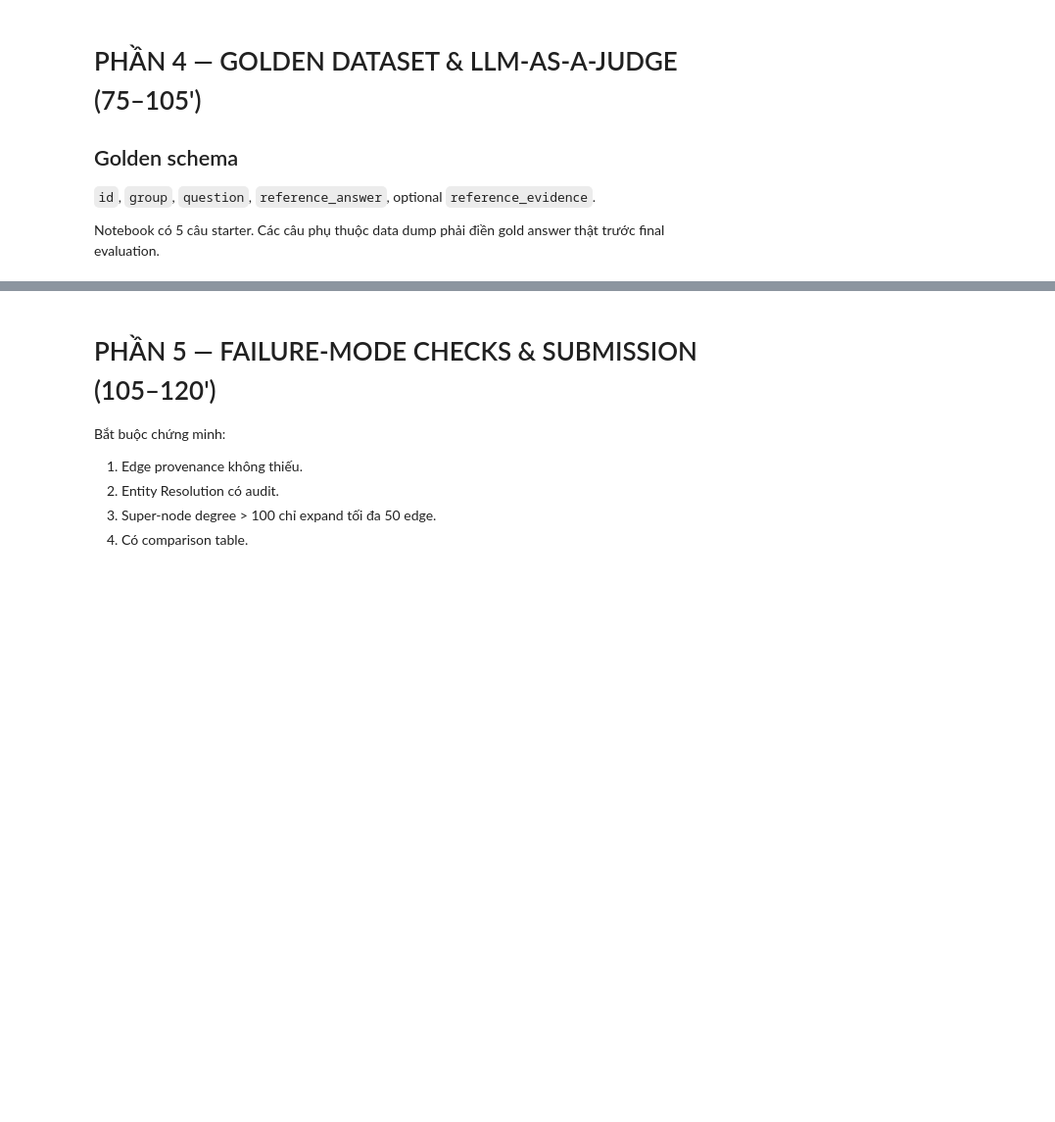
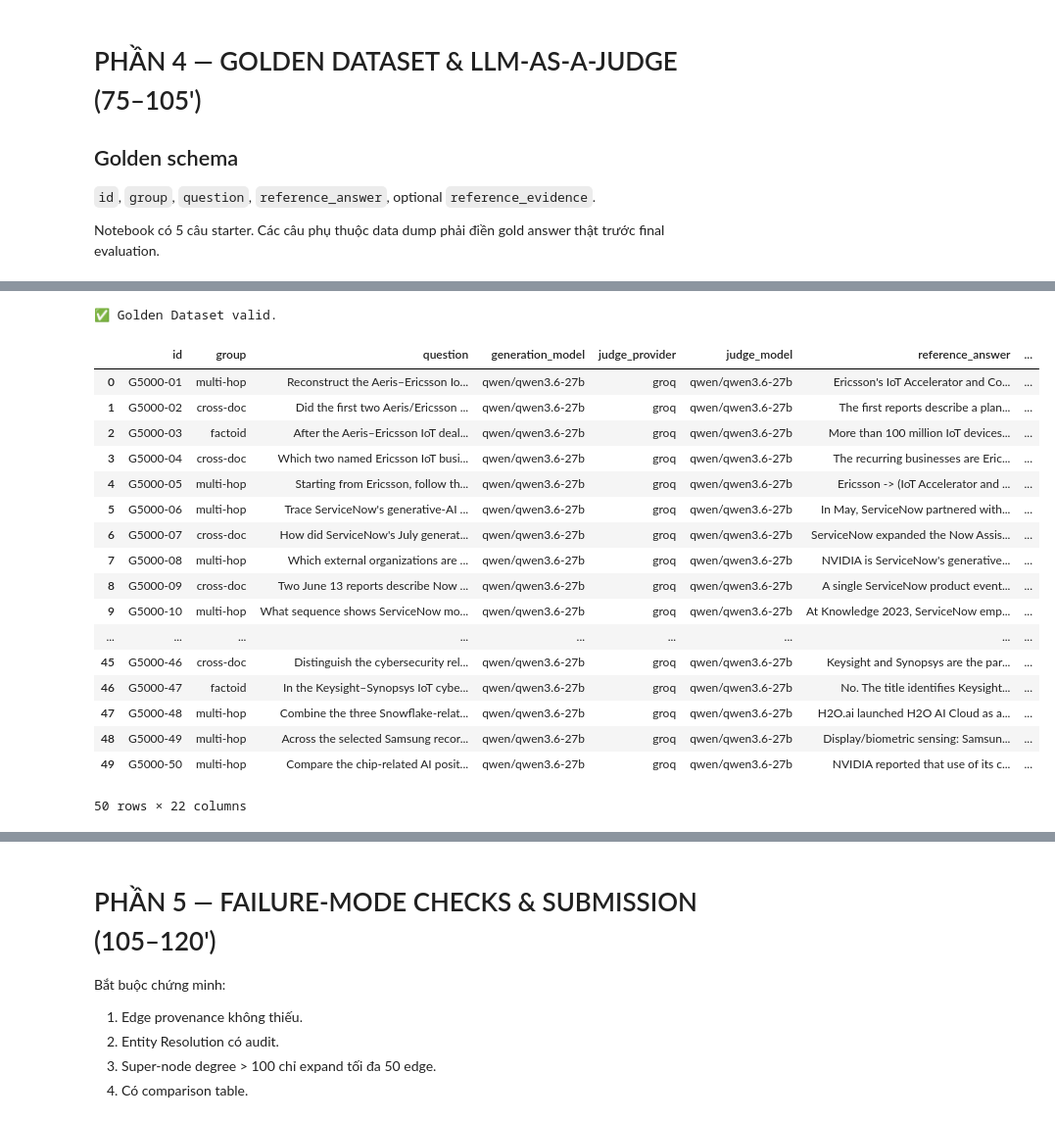
Before and after one commit to TruowNguyen/DAY19-2A202601974-NguyenVanTruong, a Jupyter notebook: Day19_GraphRAG_vs_FlatRAG_Production_Lab_Guide.ipynb, the cells around one changed output, grey strips where cells are left out. Shown at 98% size. Drawn from its saved outputs; the diff is of its cells as text; code cells hidden in the pictures; blank space fills up the shorter version.

```diff
--- a/Day19_GraphRAG_vs_FlatRAG_Production_Lab_Guide.ipynb
+++ b/Day19_GraphRAG_vs_FlatRAG_Production_Lab_Guide.ipynb
@@ -557,7 +616,7 @@ INPUT:
 """.strip()
 
     obj, usage = groq_json(COREF_SYSTEM, prompt)
-    by_id = {x.get("chunk_id"): x for x in obj.get("items", [])}
+    by_id = {x.get("chunk_id"): x for x in dict_items(obj.get("items", []))}
 
     rows = []
     for r in batch_df.itertuples(index=False):
@@ -584,9 +643,15 @@ def run_coref(chunks_subset, batch_size=5):
         out.append(df)
     return pd.concat(out, ignore_index=True)
 
-# extraction_source = chunks_df.head(EXTRACTION_MAX_CHUNKS).copy()
-# coref_df = run_coref(extraction_source)
-# extraction_source = extraction_source.merge(coref_df, on="chunk_id", how="left")
+extraction_source = chunks_df.head(EXTRACTION_MAX_CHUNKS).copy()
+COREF_CACHE = OUTPUT_DIR / "coref_resolved.csv"
+if COREF_CACHE.exists():
+    coref_df = pd.read_csv(COREF_CACHE)
+    coref_df["unresolved_mentions"] = coref_df["unresolved_mentions"].fillna("")
+else:
+    coref_df = run_coref(extraction_source)
+    coref_df.to_csv(COREF_CACHE, index=False)
+extraction_source = extraction_source.merge(coref_df, on="chunk_id", how="left")
 # %% [markdown]
 # PHẦN 2 — TRIPLE EXTRACTION & NEO4J BULK INSERT (15–45')
 
@@ -1015,13 +1158,16 @@ Return {{"seeds":[{{"name":"...","type":"Company|Person|Technology|null"}}]}}
     return [
         {"name":norm_space(x.get("name")),
          "type":x.get("type") if x.get("type") in ALLOWED_NODE_TYPES else None}
-        for x in obj.get("seeds", [])
+        for x in dict_items(obj.get("seeds", []))
         if norm_space(x.get("name"))
     ]
 
 def build_entity_matcher(nodes_df):
     global entity_match_vectors, entity_match_store
     entity_match_store = nodes_df.reset_index(drop=True).copy()
+    if entity_match_store.empty:
+        entity_match_vectors = None
+        return
     entity_match_vectors = get_embedder().encode(
         entity_match_store.name.tolist(),
         batch_size=128, show_progress_bar=False,
@@ -1064,7 +1210,7 @@ def match_seeds(query, fuzzy_threshold=0.66):
 
     return list({x["id"]: x for x in matched}.values())
 
-# build_entity_matcher(nodes_df)
+build_entity_matcher(nodes_df)
 # %%
 #@title 3.3 — Graph traversal + super-node mitigation
 SUPER_NODE_DEGREE = 100
@@ -1322,41 +1484,69 @@ Return:
 #@title 4.3 — Evaluation runner + checkpoint
 CHECKPOINT = OUTPUT_DIR / "graphrag_eval_checkpoint.csv"
 
 def run_evaluation(golden_df):
     rows = []
-    for q in tqdm(golden_df.itertuples(index=False), total=len(golden_df), desc="Evaluation"):
+    if CHECKPOINT.exists():
+        previous = pd.read_csv(CHECKPOINT)
+        if {"generation_model", "judge_provider", "judge_model"}.issubset(previous.columns):
+            previous = previous[(previous.generation_model == GROQ_MODEL) & (previous.judge_provider == JUDGE_PROVIDER) & (previous.judge_model == JUDGE_MODEL)]
+            rows = previous.to_dict("records")
+    done_ids = {str(row["id"]) for row in rows}
+    pending = golden_df[~golden_df.id.astype(str).isin(done_ids)]
+    for q in tqdm(pending.itertuples(index=False), total=len(pending), desc="Evaluation"):
         flat = answer_flat_rag(q.question)
         graph = answer_graph_rag(q.question)
 
-        jf = judge_answer(q.question, q.reference_answer, flat["answer"], flat["context"])
-        jg = judge_answer(q.question, q.reference_answer, graph["answer"], graph["context"])
+        judged = judge_pair(q.question, q.reference_answer, flat, graph)
+        jf, jg = judged["flat"], judged["graph"]
 
         rows.append({
             "id":q.id, "group":q.group, "question":q.question,
+            "generation_model":GROQ_MODEL, "judge_provider":JUDGE_PROVIDER, "judge_model":JUDGE_MODEL,
             "reference_answer":q.reference_answer,
             "flat_answer":flat["answer"], "graph_answer":graph["answer"],
             "flat_comprehensiveness":jf["comprehensiveness"],
             "graph_comprehensiveness":jg["comprehensiveness"],
             "flat_faithfulness":jf["faithfulness"],
             "graph_faithfulness":jg["faithfulness"],
             "flat_multi_hop_reasoning":jf["multi_hop_reasoning"],
             "graph_multi_hop_reasoning":jg["multi_hop_reasoning"],
             "flat_latency_s":flat["latency_s"],
             "graph_latency_s":graph["latency_s"],
             "flat_total_tokens":flat.get("total_tokens"),
             "graph_total_tokens":graph.get("total_tokens"),
             "flat_judge_rationale":jf["rationale"],
             "graph_judge_rationale":jg["rationale"],
             "graph_supernode_events":len(
                 graph["graph_debug"]["diagnostics"].get("supernode_events",[])
             )
         })
-        pd.DataFrame(rows).to_csv(CHECKPOINT, index=False)
-    return pd.DataFrame(rows)
+        pd.DataFrame(rows).drop_duplicates("id", keep="last").to_csv(CHECKPOINT, index=False)
+    return pd.DataFrame(rows).drop_duplicates("id", keep="last").reset_index(drop=True)
 
-# validate_golden(golden_df, require_answers=True)
-# eval_results_df = run_evaluation(golden_df)
-# display(eval_results_df)
+validate_golden(golden_df, require_answers=True)
+eval_results_df = run_evaluation(golden_df)
+display(eval_results_df)
+# %% [output]
+✅ Golden Dataset valid.
+|  | id | group | question | generation_model | judge_provider | judge_model | reference_answer | ... |
+| 0 | G5000-01 | multi-hop | Reconstruct the Aeris–Ericsson Io... | qwen/qwen3.6-27b | groq | qwen/qwen3.6-27b | Ericsson's IoT Accelerator and Co... | ... |
+| 1 | G5000-02 | cross-doc | Did the first two Aeris/Ericsson ... | qwen/qwen3.6-27b | groq | qwen/qwen3.6-27b | The first reports describe a plan... | ... |
+| 2 | G5000-03 | factoid | After the Aeris–Ericsson IoT deal... | qwen/qwen3.6-27b | groq | qwen/qwen3.6-27b | More than 100 million IoT devices... | ... |
+| 3 | G5000-04 | cross-doc | Which two named Ericsson IoT busi... | qwen/qwen3.6-27b | groq | qwen/qwen3.6-27b | The recurring businesses are Eric... | ... |
+| 4 | G5000-05 | multi-hop | Starting from Ericsson, follow th... | qwen/qwen3.6-27b | groq | qwen/qwen3.6-27b | Ericsson -> (IoT Accelerator and ... | ... |
+| 5 | G5000-06 | multi-hop | Trace ServiceNow's generative-AI ... | qwen/qwen3.6-27b | groq | qwen/qwen3.6-27b | In May, ServiceNow partnered with... | ... |
+| 6 | G5000-07 | cross-doc | How did ServiceNow's July generat... | qwen/qwen3.6-27b | groq | qwen/qwen3.6-27b | ServiceNow expanded the Now Assis... | ... |
+| 7 | G5000-08 | multi-hop | Which external organizations are ... | qwen/qwen3.6-27b | groq | qwen/qwen3.6-27b | NVIDIA is ServiceNow's generative... | ... |
+| 8 | G5000-09 | cross-doc | Two June 13 reports describe Now ... | qwen/qwen3.6-27b | groq | qwen/qwen3.6-27b | A single ServiceNow product event... | ... |
+| 9 | G5000-10 | multi-hop | What sequence shows ServiceNow mo... | qwen/qwen3.6-27b | groq | qwen/qwen3.6-27b | At Knowledge 2023, ServiceNow emp... | ... |
+| ... | ... | ... | ... | ... | ... | ... | ... | ... |
+| 45 | G5000-46 | cross-doc | Distinguish the cybersecurity rel... | qwen/qwen3.6-27b | groq | qwen/qwen3.6-27b | Keysight and Synopsys are the par... | ... |
+| 46 | G5000-47 | factoid | In the Keysight–Synopsys IoT cybe... | qwen/qwen3.6-27b | groq | qwen/qwen3.6-27b | No. The title identifies Keysight... | ... |
+| 47 | G5000-48 | multi-hop | Combine the three Snowflake-relat... | qwen/qwen3.6-27b | groq | qwen/qwen3.6-27b | H2O.ai launched H2O AI Cloud as a... | ... |
+| 48 | G5000-49 | multi-hop | Across the selected Samsung recor... | qwen/qwen3.6-27b | groq | qwen/qwen3.6-27b | Display/biometric sensing: Samsun... | ... |
+| 49 | G5000-50 | multi-hop | Compare the chip-related AI posit... | qwen/qwen3.6-27b | groq | qwen/qwen3.6-27b | NVIDIA reported that use of its c... | ... |
+50 rows × 22 columns
 # %%
 #@title 4.4 — Comparison table + export
 def comparison_table(eval_df):
```
Also changed, not shown: parts of 16 cells of this notebook, 9 other files.
